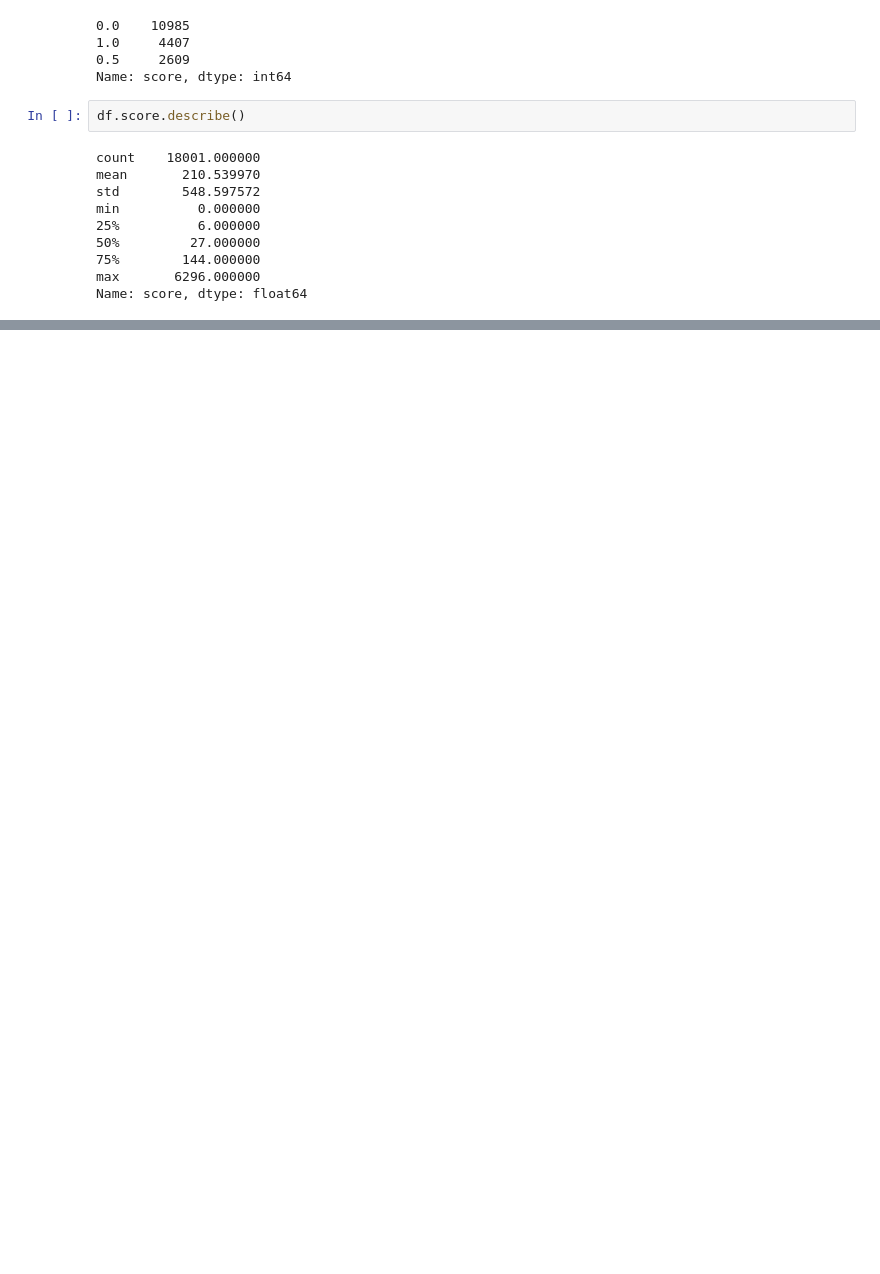
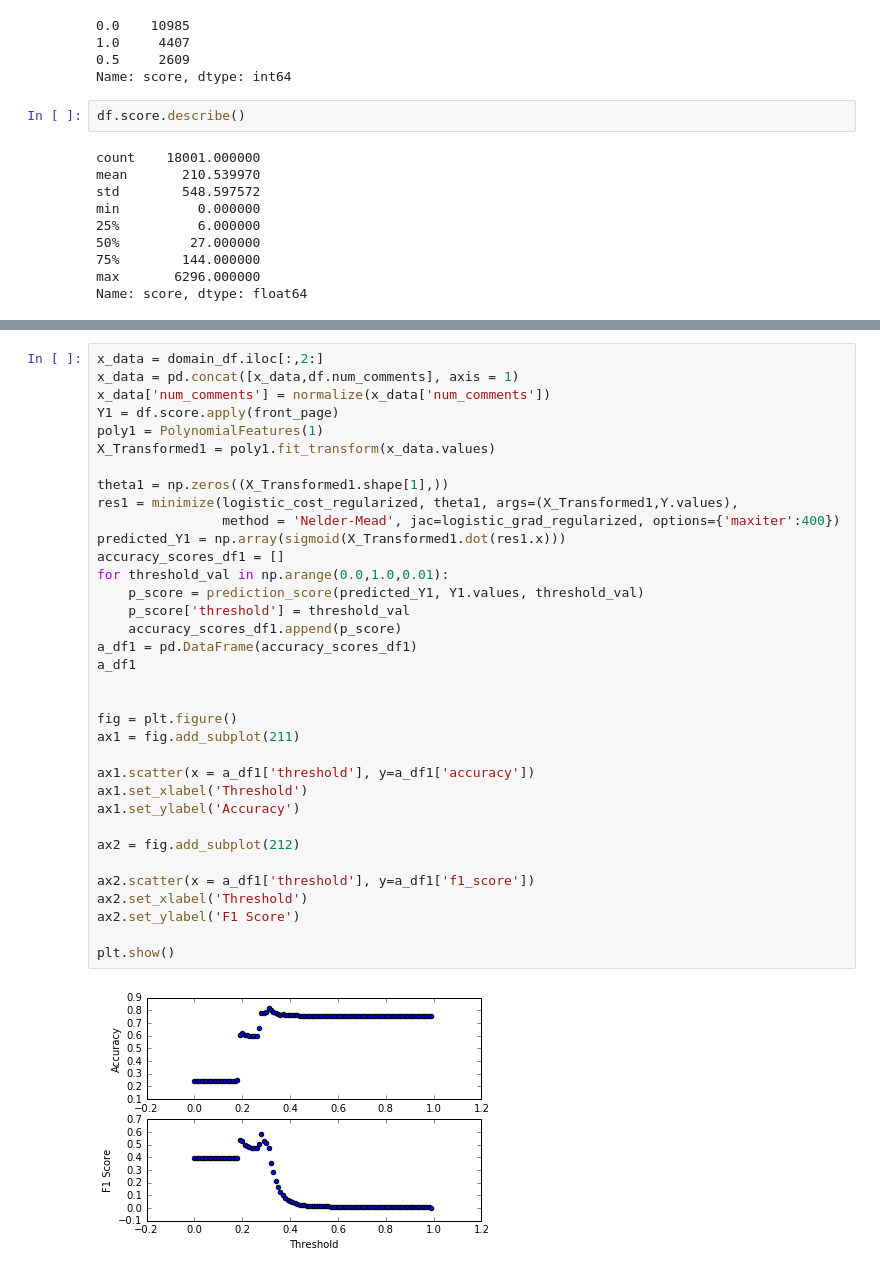
Before and after one commit to blin17/reddit_nba_predictor, a Jupyter notebook: Reddit_Analysis.ipynb, the cells around one changed output, grey strips where cells are left out. Cells and saved outputs as stored; diff of their text form; blank space fills up the shorter version.

```diff
--- a/Reddit_Analysis.ipynb
+++ b/Reddit_Analysis.ipynb
@@ -116,0 +243,37 @@ model.fit()
+# %%
+x_data = domain_df.iloc[:,2:]
+x_data = pd.concat([x_data,df.num_comments], axis = 1)
+x_data['num_comments'] = normalize(x_data['num_comments'])
+Y1 = df.score.apply(front_page)
+poly1 = PolynomialFeatures(1)
+X_Transformed1 = poly1.fit_transform(x_data.values)
+
+theta1 = np.zeros((X_Transformed1.shape[1],))
+res1 = minimize(logistic_cost_regularized, theta1, args=(X_Transformed1,Y.values),
+                method = 'Nelder-Mead', jac=logistic_grad_regularized, options={'maxiter':400})
+predicted_Y1 = np.array(sigmoid(X_Transformed1.dot(res1.x)))
+accuracy_scores_df1 = []
+for threshold_val in np.arange(0.0,1.0,0.01):
+    p_score = prediction_score(predicted_Y1, Y1.values, threshold_val)
+    p_score['threshold'] = threshold_val
+    accuracy_scores_df1.append(p_score)
+a_df1 = pd.DataFrame(accuracy_scores_df1)
+a_df1
+
+
+fig = plt.figure()
+ax1 = fig.add_subplot(211)
+
+ax1.scatter(x = a_df1['threshold'], y=a_df1['accuracy'])
+ax1.set_xlabel('Threshold')
+ax1.set_ylabel('Accuracy')
+
+ax2 = fig.add_subplot(212)
+
+ax2.scatter(x = a_df1['threshold'], y=a_df1['f1_score'])
+ax2.set_xlabel('Threshold')
+ax2.set_ylabel('F1 Score')
+
+plt.show()
+# %% [output]
+[figure, added]
```
Also changed, not shown: parts of 10 cells of this notebook.
